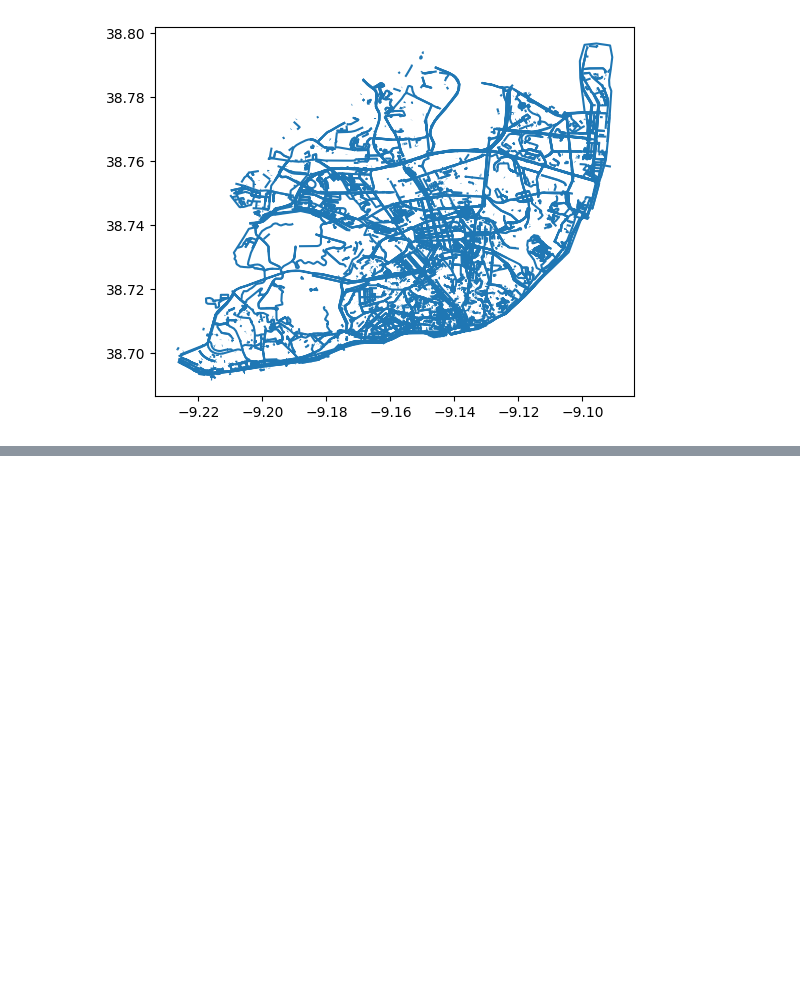
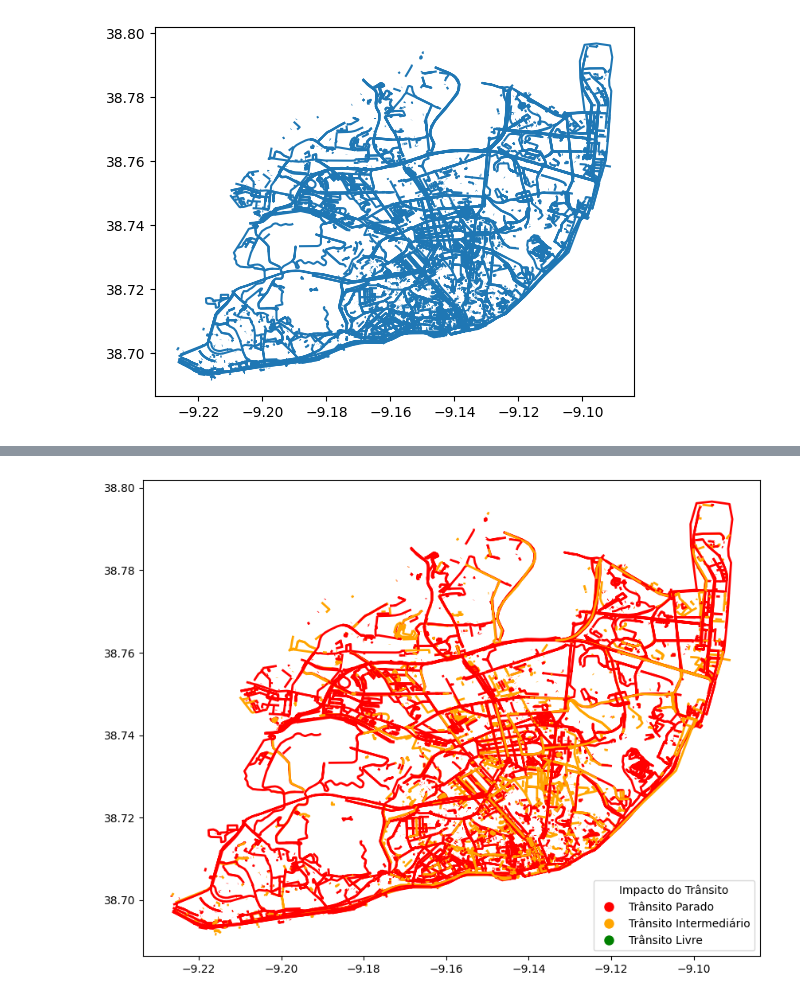
Before and after one commit to henriquePonte/PG-Transito, a Jupyter notebook: G6-Transito.ipynb, the cells around one changed output, grey strips where cells are left out. Cells and saved outputs as stored; diff of their text form; code cells hidden in the pictures; blank space fills up the shorter version.

```diff
--- a/G6-Transito.ipynb
+++ b/G6-Transito.ipynb
@@ -326,0 +336,22 @@ plt.show()
+# %%
+# Criação de GeoDataFrame
+gdf = gpd.GeoDataFrame(dados, geometry=[MultiLineString(geom['geometries'][0]['coordinates']) for geom in dados['position']])
+
+# Mapeamento de Cores
+colors = {'Relevante': 'red', 'Pouco relevante': 'orange', 'Livre': 'green'}
+
+# Adicionando uma coluna de cores com base no impacto do trânsito
+gdf['color'] = dados['impacto'].map(colors)
+
+# Visualização com Cores
+fig, ax = plt.subplots(figsize=(10, 10))
+gdf.plot(ax=ax, color=gdf['color'], linewidth=2)
+
+# Adicionando uma legenda
+legend_labels = {'Relevante': 'Trânsito Parado', 'Pouco relevante': 'Trânsito Intermediário', 'Livre': 'Trânsito Livre'}
+legend_handles = [plt.Line2D([0], [0], marker='o', color='w', markerfacecolor=colors[impacto], markersize=10, label=label) for impacto, label in legend_labels.items()]
+ax.legend(handles=legend_handles, title='Impacto do Trânsito', loc='lower right')
+
+plt.show()
+# %% [output]
+[figure, added]
```
Also changed, not shown: parts of 5 cells of this notebook.
